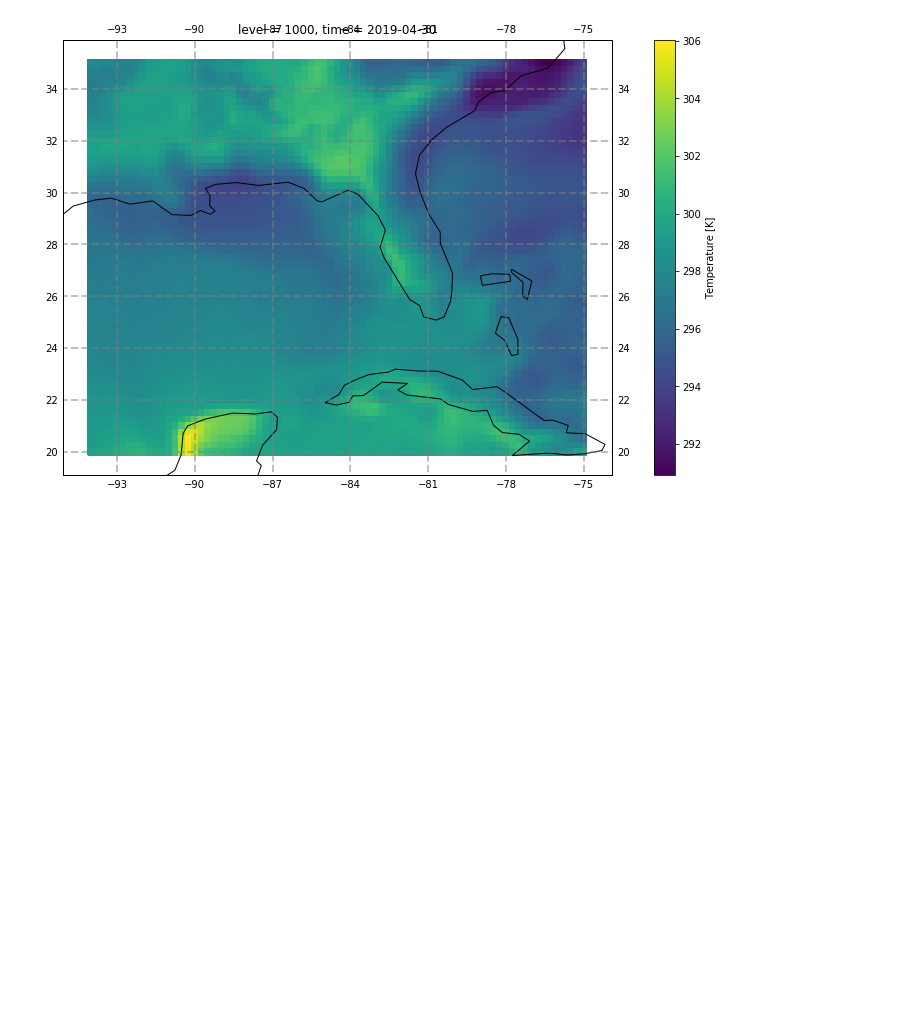
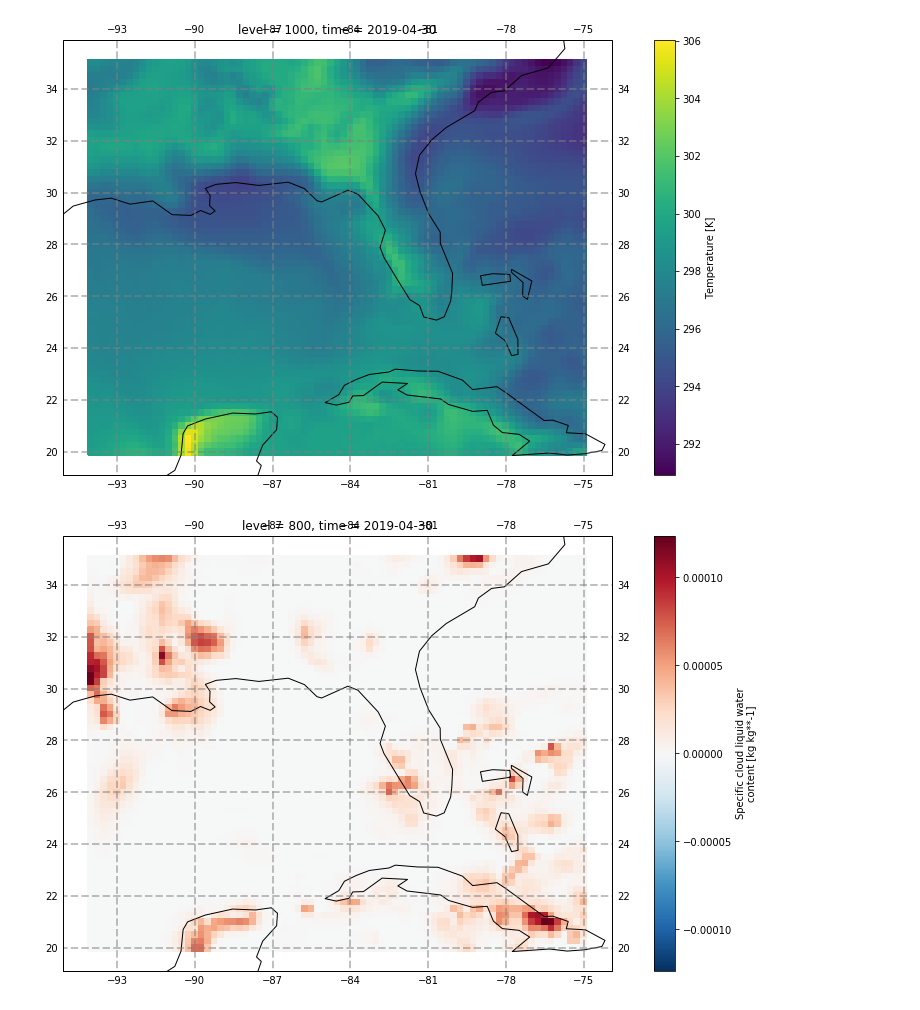
Before and after one commit to ANL-DIGR/armseusa, a Jupyter notebook: notebooks/era5api.ipynb, the cells around one changed output. Saved outputs shown, nothing was run; the diff lists cells and outputs as text; code cells hidden in the pictures; blank space fills up the shorter version.

```diff
--- a/notebooks/era5api.ipynb
+++ b/notebooks/era5api.ipynb
@@ -95,5 +95,14 @@ gl = ax.gridlines(crs=ccrs.PlateCarree(), draw_labels=True,
                   linewidth=2, color='gray', alpha=0.5, linestyle='--')
 # %% [output]
 [figure]
+# %%
+fme = plt.figure(figsize=[15,8])
+ax = plt.axes(projection=ccrs.PlateCarree(central_longitude=0.0))
+ds.clwc.sel(time=0, level=800, method='nearest').plot.pcolormesh(ax=ax, transform=ccrs.PlateCarree());
+ax.coastlines()
+gl = ax.gridlines(crs=ccrs.PlateCarree(), draw_labels=True,
+                  linewidth=2, color='gray', alpha=0.5, linestyle='--')
+# %% [output]
+[figure, added]
 # %%
 ccrs.pl
```
